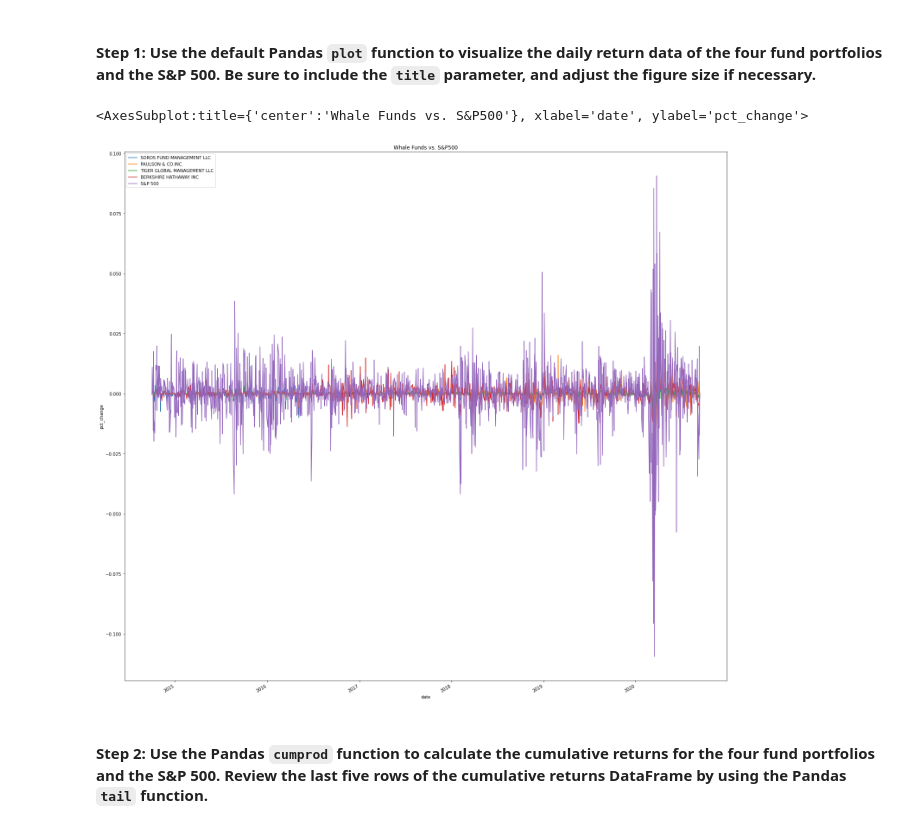
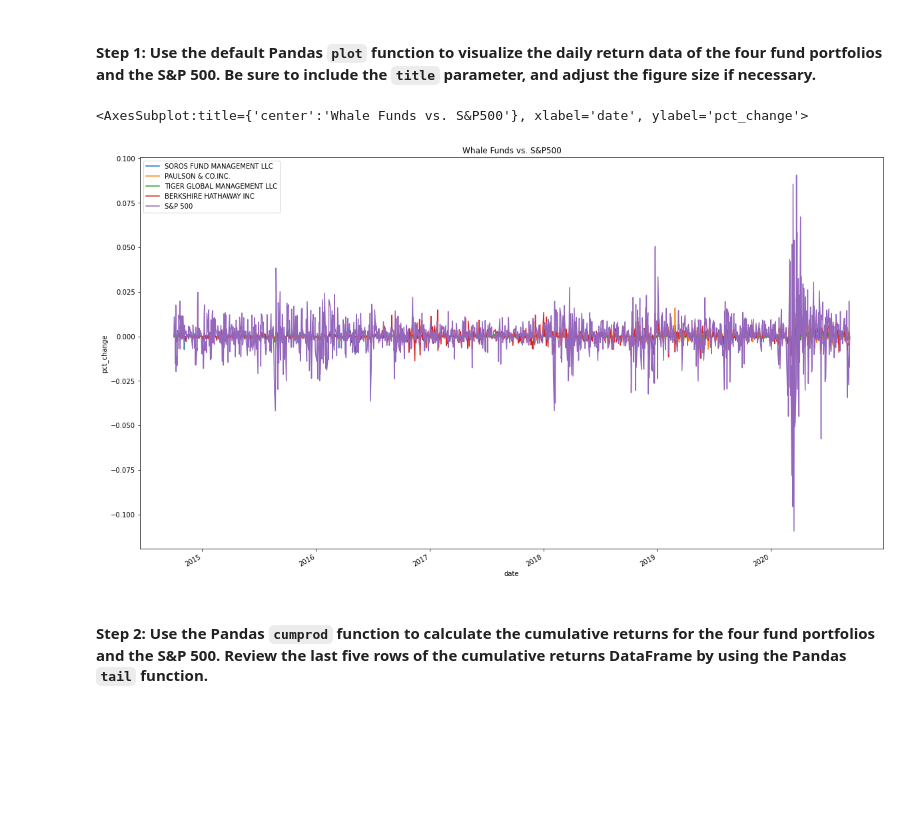
Before and after one commit to davidlp94/04_DLP_Risk_Return_Analysis, a Jupyter notebook: risk_return_analysis.ipynb, the cells around one changed output. Drawn from its saved outputs; the diff is of its cells as text; code cells hidden in the pictures; blank space fills up the shorter version.

```diff
--- a/risk_return_analysis.ipynb
+++ b/risk_return_analysis.ipynb
@@ -156,10 +156,10 @@ Analyze the data to determine if any of the portfolios outperform the broader st
 # %%
 # Plot the daily return data of the 4 funds and the S&P 500
 # Inclue a title parameter and adjust the figure size
-daily_returns.plot(figsize=(25, 25), title='Whale Funds vs. S&P500', ylabel='pct_change')
+daily_returns.plot(figsize=(20, 12), title='Whale Funds vs. S&P500', ylabel='pct_change')
 # %% [output]
 <AxesSubplot:title={'center':'Whale Funds vs. S&P500'}, xlabel='date', ylabel='pct_change'>
-[figure, old version]
+[figure, new version]
 # %% [markdown]
 #### Step 2: Use the Pandas `cumprod` function to calculate the cumulative returns for the four fund portfolios and the S&P 500. Review the last five rows of the cumulative returns DataFrame by using the Pandas `tail` function.
 # %%
```
Also changed, not shown: 1 other file.
